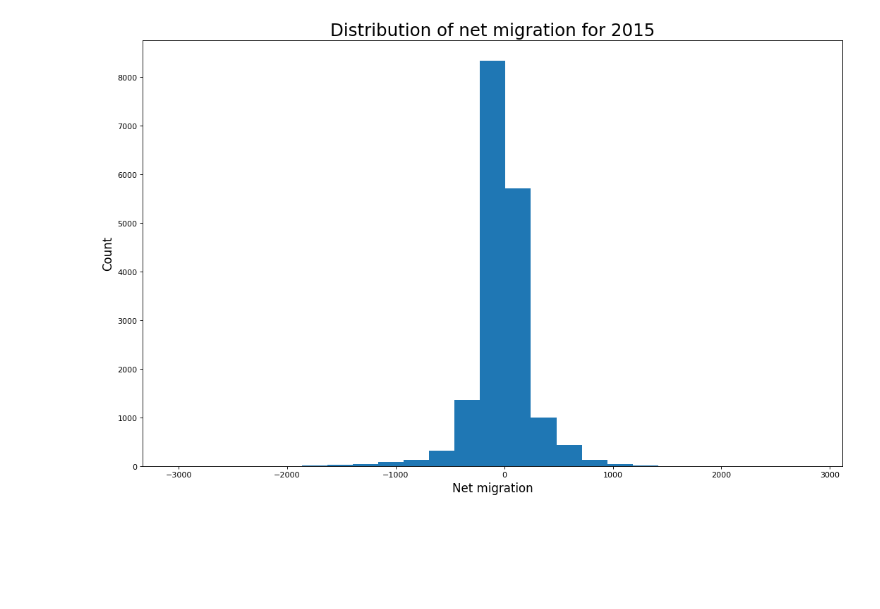
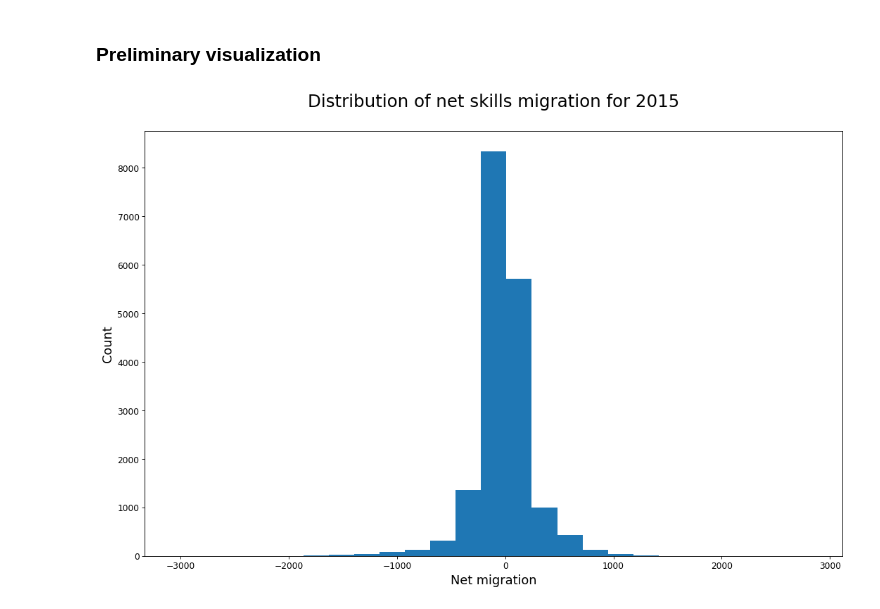
Before and after one commit to pdesai27/DAB-103, a Jupyter notebook: SkillMigration.ipynb, the cells around one changed output. Cells and saved outputs as stored; diff of their text form; code cells hidden in the pictures; blank space fills up the shorter version.

```diff
--- a/SkillMigration.ipynb
+++ b/SkillMigration.ipynb
@@ -77,0 +116,6 @@ data.describe(include='all')
+# %%
+# Select columns 1 to 12 and drop empty columns (13 to 29). Drop 3030 empty rows.
+data = df.iloc[0:17617,0:12]
+
+# Use head to display first ten rows
+data.head(10)
@@ -78,14 +188,16 @@ data.describe(include='all')
+# %% [markdown]
+### Preliminary visualization
 # %%
-# Distribution of net migration for 2015
+# Distribution of net skills migration for 2015
 plt.figure(figsize=(16,10), dpi= 80)
 plt.hist(x='net_per_10K_2015', data=data, bins=25)
-#plt.xlim(-50,50)
-
 
 # Decoration
-plt.xlabel('Net migration', fontsize = 15)
-plt.ylabel('Count', fontsize = 15)
-plt.title('Distribution of net migration for 2015', fontsize=22)
+plt.title('Distribution of net skills migration for 2015\n', fontsize=22)
+plt.xlabel('Net migration', fontsize = 16)
+plt.ylabel('Count', fontsize = 16)
+plt.xticks(fontsize= 11)
+plt.yticks(fontsize= 11)
 plt.show()
 # %% [output]
-[figure, old version]
+[figure, new version]
```
Also changed, not shown: parts of 25 cells of this notebook.
